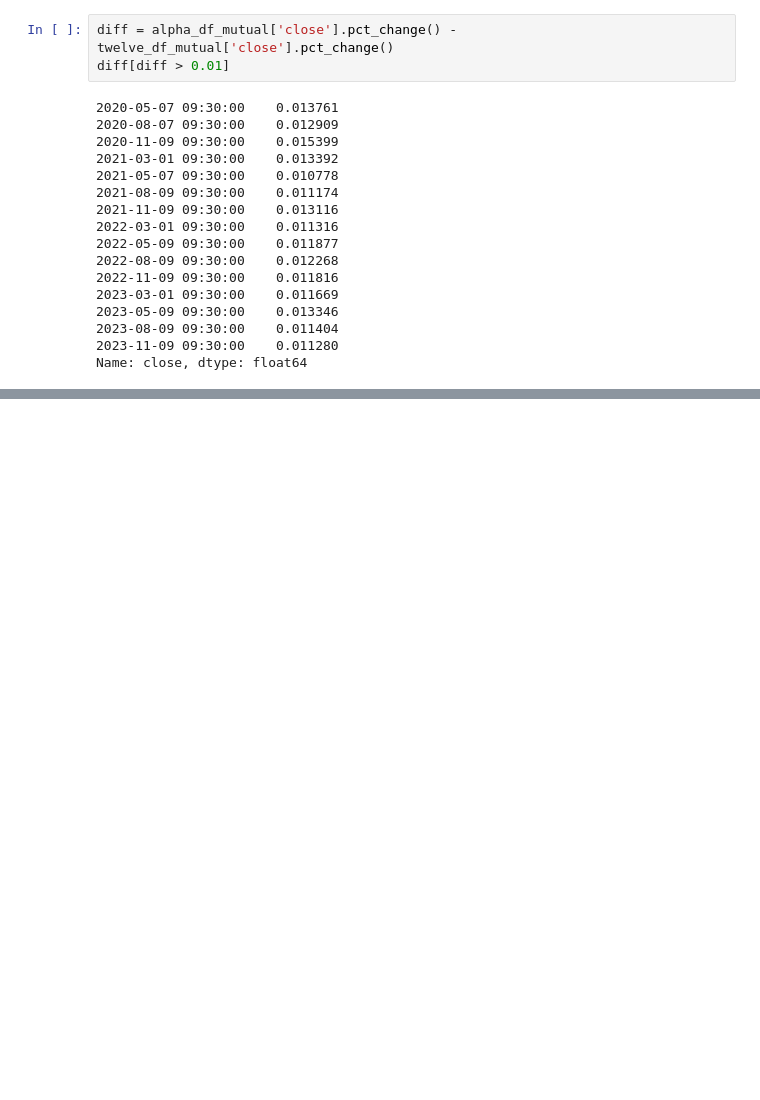
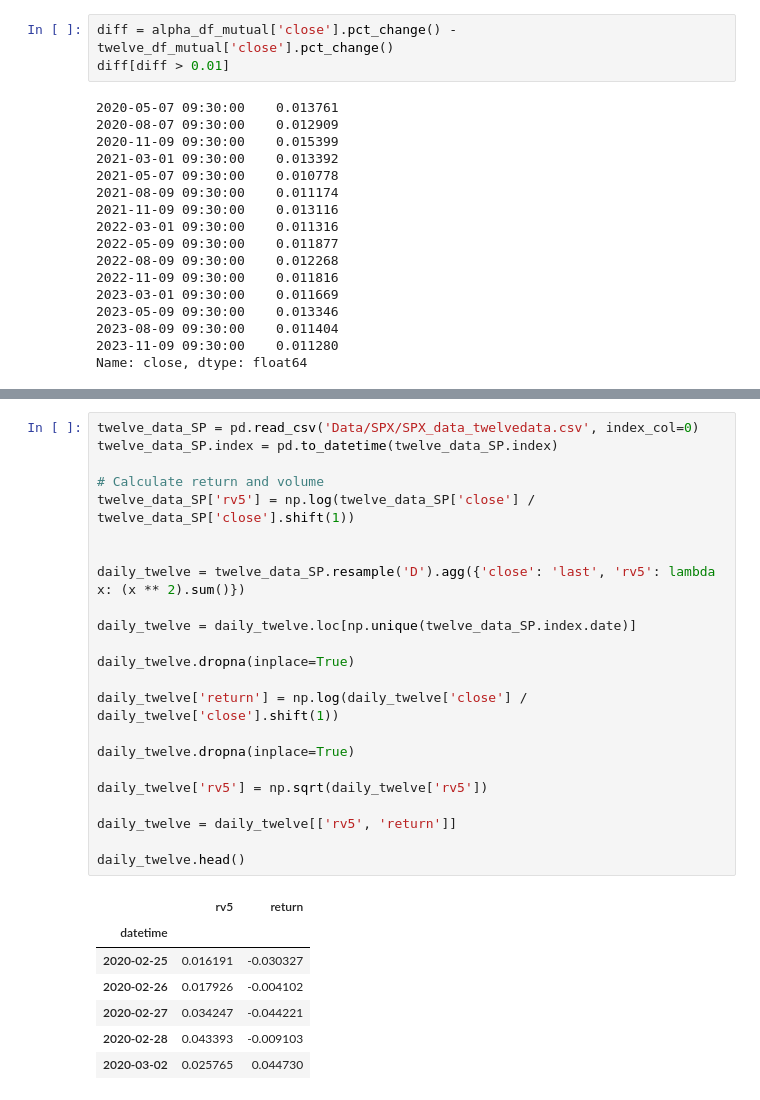
Before and after one commit to hosseinabadi/Realized-Volatility-Prediction, a Jupyter notebook: Dataset.ipynb, the cells around one changed output, grey strips where cells are left out. Saved outputs shown, nothing was run; the diff lists cells and outputs as text; blank space fills up the shorter version.

```diff
--- a/Dataset.ipynb
+++ b/Dataset.ipynb
@@ -104,0 +119,31 @@ Name: close, dtype: float64
+# %%
+twelve_data_SP = pd.read_csv('Data/SPX/SPX_data_twelvedata.csv', index_col=0)
+twelve_data_SP.index = pd.to_datetime(twelve_data_SP.index)
+
+# Calculate return and volume
+twelve_data_SP['rv5'] = np.log(twelve_data_SP['close'] / twelve_data_SP['close'].shift(1))
+
+
+daily_twelve = twelve_data_SP.resample('D').agg({'close': 'last', 'rv5': lambda x: (x ** 2).sum()})
+
+daily_twelve = daily_twelve.loc[np.unique(twelve_data_SP.index.date)]
+
+daily_twelve.dropna(inplace=True)
+
+daily_twelve['return'] = np.log(daily_twelve['close'] / daily_twelve['close'].shift(1))
+
+daily_twelve.dropna(inplace=True)
+
+daily_twelve['rv5'] = np.sqrt(daily_twelve['rv5'])
+
+daily_twelve = daily_twelve[['rv5', 'return']]
+
+daily_twelve.head()
+# %% [output]
+|  | rv5 | return |
+| datetime |  |  |
+| 2020-02-25 | 0.016191 | -0.030327 |
+| 2020-02-26 | 0.017926 | -0.004102 |
+| 2020-02-27 | 0.034247 | -0.044221 |
+| 2020-02-28 | 0.043393 | -0.009103 |
+| 2020-03-02 | 0.025765 | 0.044730 |
```
Also changed, not shown: parts of 11 cells of this notebook, 6 other files.
